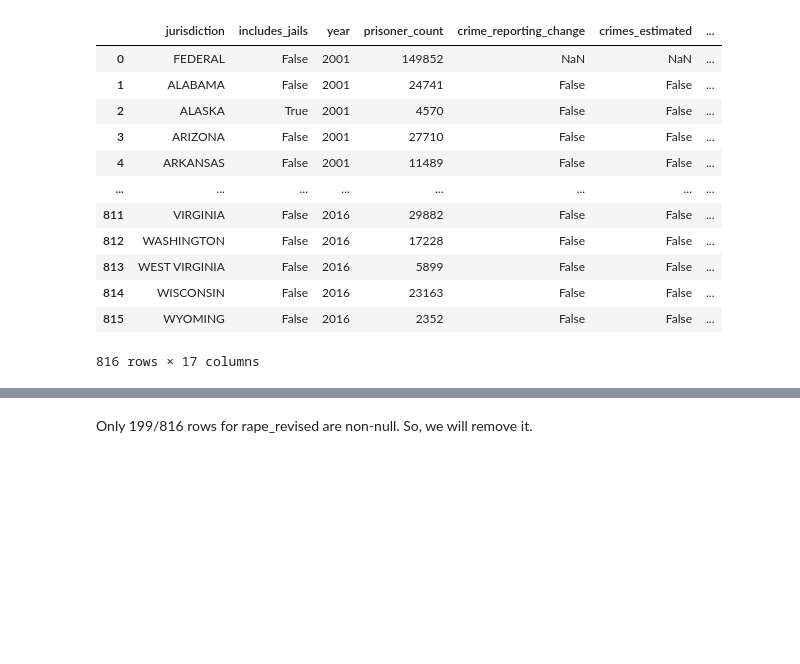
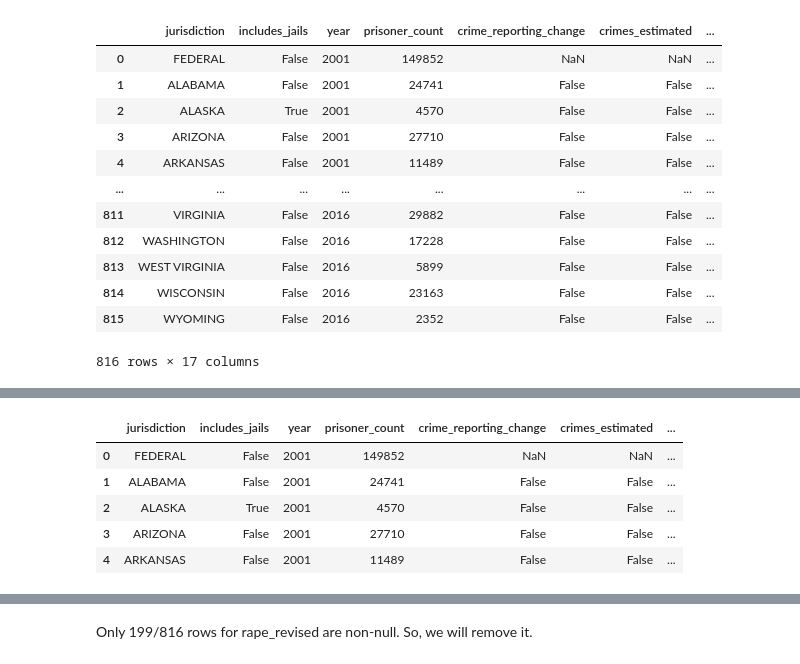
Before and after one commit to nahcn/ECS171-Project, a Jupyter notebook: data_management/CrimeAndIncarceration.ipynb, the cells around one changed output, grey strips where cells are left out. Saved outputs shown, nothing was run; the diff lists cells and outputs as text; code cells hidden in the pictures; blank space fills up the shorter version.

```diff
--- a/data_management/CrimeAndIncarceration.ipynb
+++ b/data_management/CrimeAndIncarceration.ipynb
@@ -20,3 +85,12 @@ df
+# %%
+df.head()
+# %% [output]
+|  | jurisdiction | includes_jails | year | prisoner_count | crime_reporting_change | crimes_estimated | ... |
+| 0 | FEDERAL | False | 2001 | 149852 | NaN | NaN | ... |
+| 1 | ALABAMA | False | 2001 | 24741 | False | False | ... |
+| 2 | ALASKA | True | 2001 | 4570 | False | False | ... |
+| 3 | ARIZONA | False | 2001 | 27710 | False | False | ... |
+| 4 | ARKANSAS | False | 2001 | 11489 | False | False | ... |
 # %%
 df.info()
 # %% [output]
```
Also changed, not shown: parts of 45 cells of this notebook.
